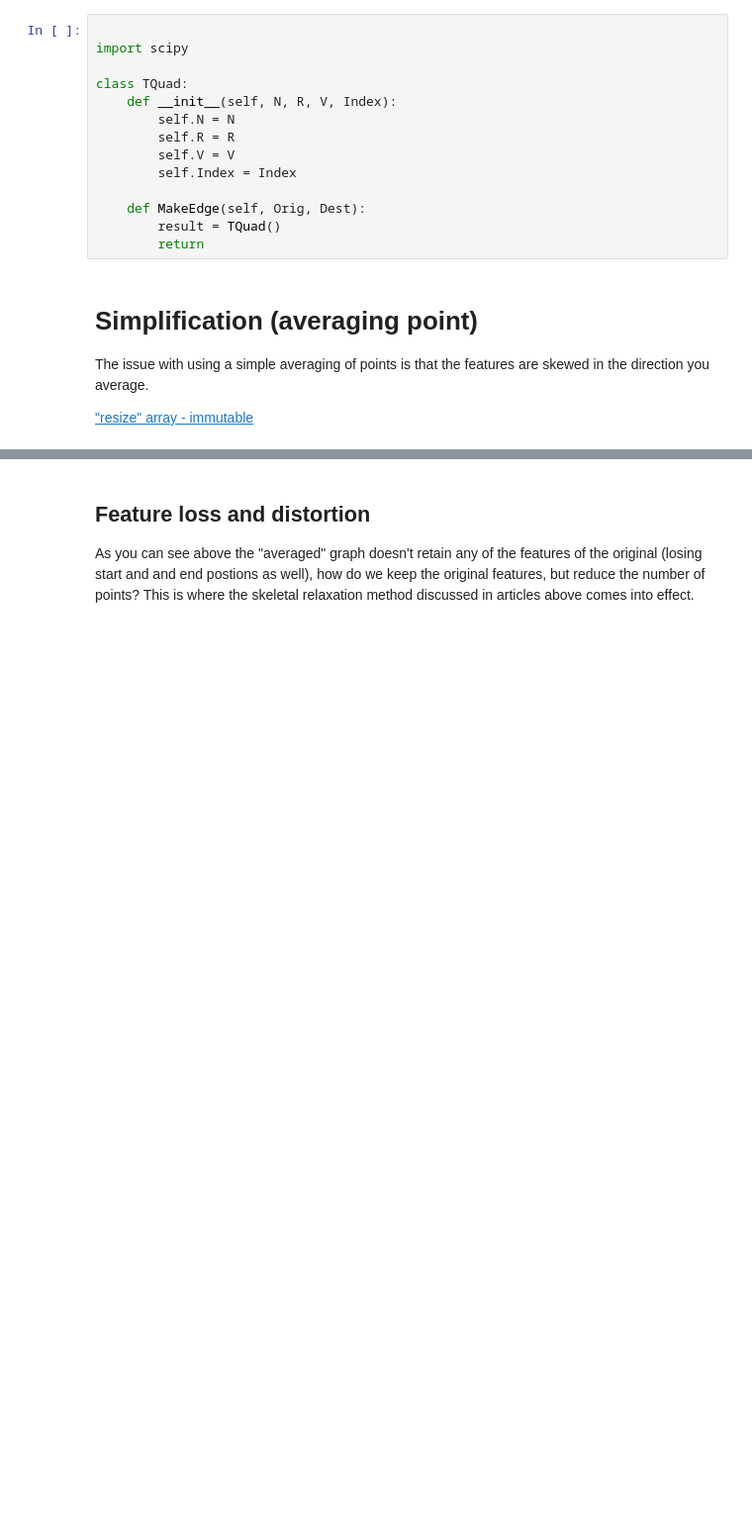
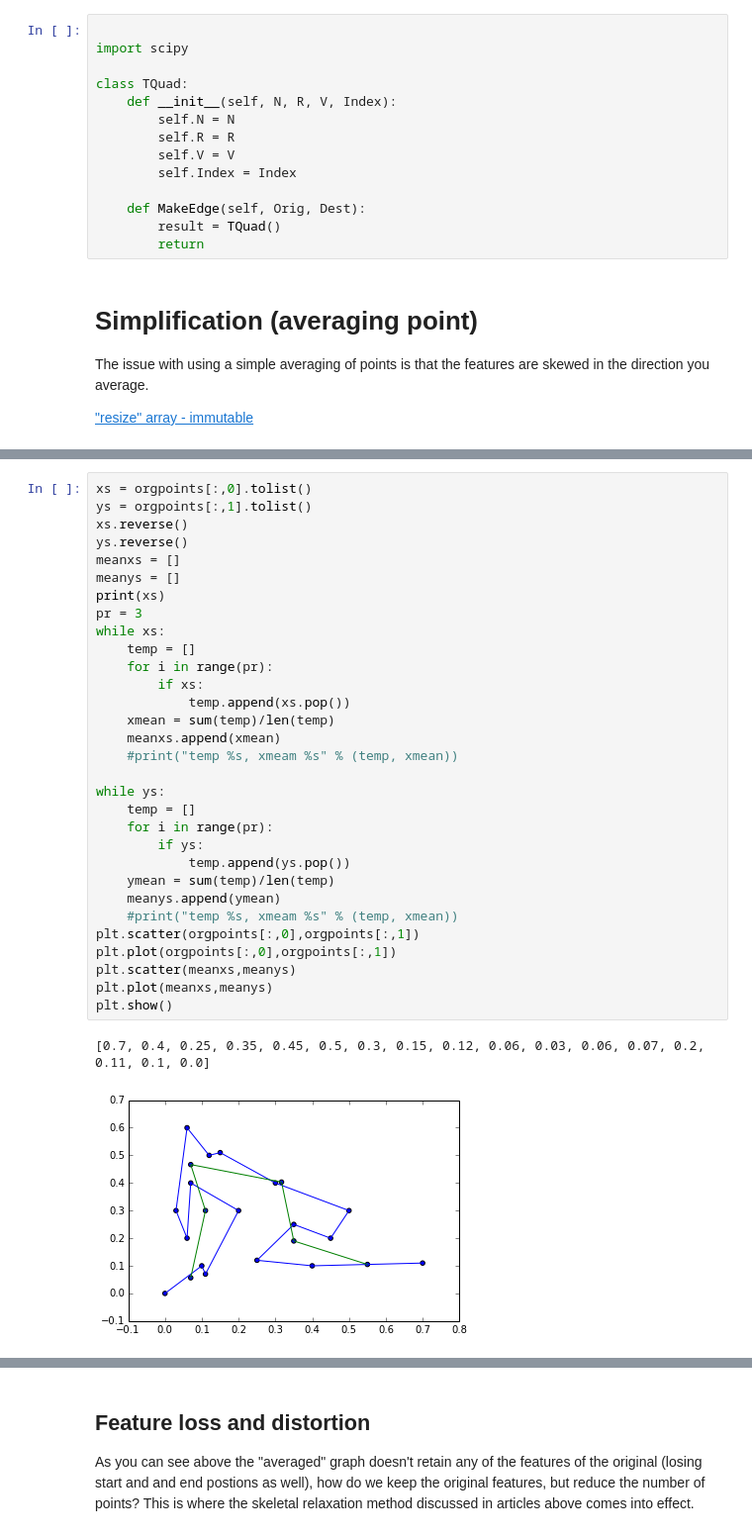
Before and after one commit to JENkt4k/pynotes-general, a Jupyter notebook: Complex Geo-spacial Algorithms.ipynb, the cells around one changed output, grey strips where cells are left out. Shown at 99% size. Cells and saved outputs as stored; diff of their text form; blank space fills up the shorter version.

```diff
--- a/Complex Geo-spacial Algorithms.ipynb
+++ b/Complex Geo-spacial Algorithms.ipynb
@@ -316,0 +372,34 @@ len = 16, avglen= 5, xmax = 6
+# %%
+xs = orgpoints[:,0].tolist()
+ys = orgpoints[:,1].tolist()
+xs.reverse()
+ys.reverse()
+meanxs = []
+meanys = []
+print(xs)
+pr = 3
+while xs:
+    temp = []
+    for i in range(pr):
+        if xs:
+            temp.append(xs.pop())
+    xmean = sum(temp)/len(temp)
+    meanxs.append(xmean)
+    #print("temp %s, xmeam %s" % (temp, xmean))
+
+while ys:
+    temp = []
+    for i in range(pr):
+        if ys:
+            temp.append(ys.pop())
+    ymean = sum(temp)/len(temp)
+    meanys.append(ymean)
+    #print("temp %s, xmeam %s" % (temp, xmean))
+plt.scatter(orgpoints[:,0],orgpoints[:,1])
+plt.plot(orgpoints[:,0],orgpoints[:,1])
+plt.scatter(meanxs,meanys)
+plt.plot(meanxs,meanys)
+plt.show()
+# %% [output]
+[0.7, 0.4, 0.25, 0.35, 0.45, 0.5, 0.3, 0.15, 0.12, 0.06, 0.03, 0.06, 0.07, 0.2, 0.11, 0.1, 0.0]
+[figure, added]
```
Also changed, not shown: parts of 6 cells of this notebook.
